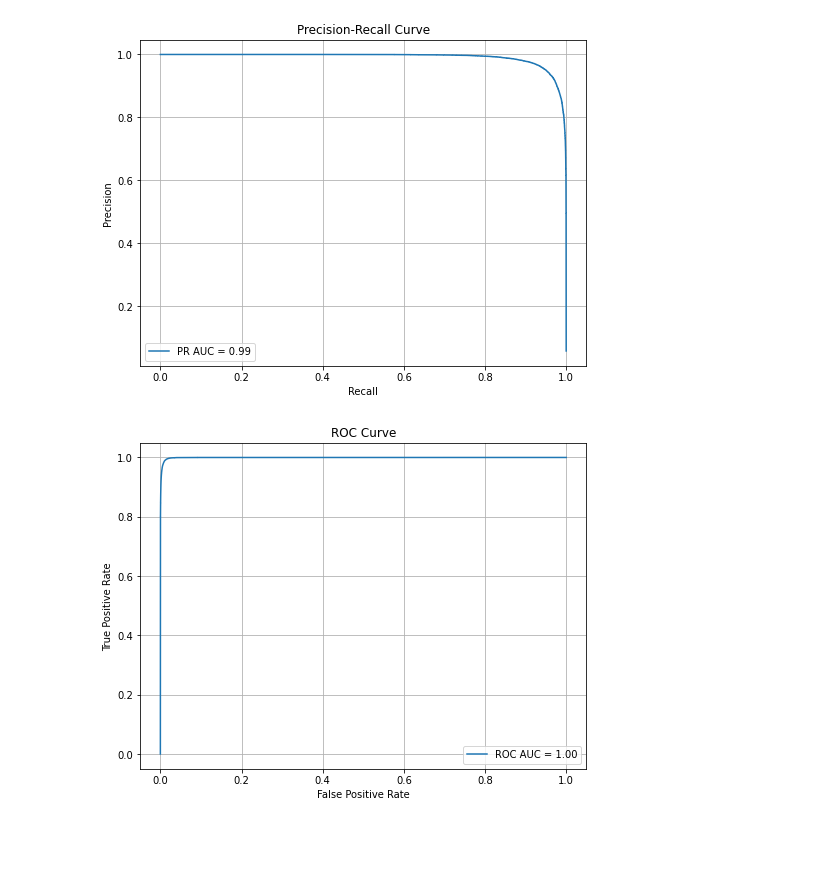
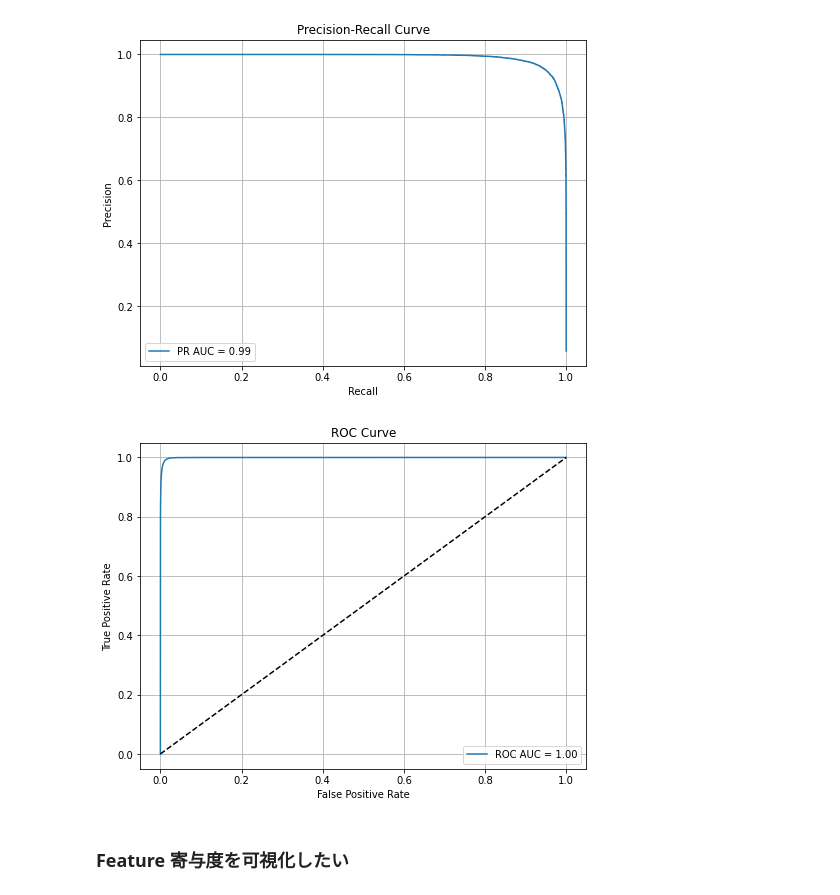
Before and after one commit to Kazuki-Yoshizawa7/Kazuki_module, a Jupyter notebook: MaschineLearning/RandomForest.ipynb, the cells around one changed output. Drawn from its saved outputs; the diff is of its cells as text; code cells hidden in the pictures; blank space fills up the shorter version.

```diff
--- a/MaschineLearning/RandomForest.ipynb
+++ b/MaschineLearning/RandomForest.ipynb
@@ -372,15 +372,18 @@ plt.show()
 # %%
 # AUC ROC曲線のプロット
 from sklearn.metrics import roc_curve, auc
 fpr, tpr, thresholds = roc_curve(y_test, probs)
 roc_auc = auc(fpr, tpr)
 plt.figure(figsize=(8, 6))
 plt.plot(fpr, tpr, label=f'ROC AUC = {roc_auc:.2f}')
+plt.plot([0, 1], [0, 1], 'k--')  # 対角線
 plt.xlabel('False Positive Rate')
 plt.ylabel('True Positive Rate')
 plt.title('ROC Curve')
 plt.legend()
 plt.grid(True)
 plt.show()
 # %% [output]
-[figure, old version]
+[figure, new version]
+# %% [markdown]
+### Feature 寄与度を可視化したい
```
Also changed, not shown: parts of 1 cell of this notebook, 3 other files.
